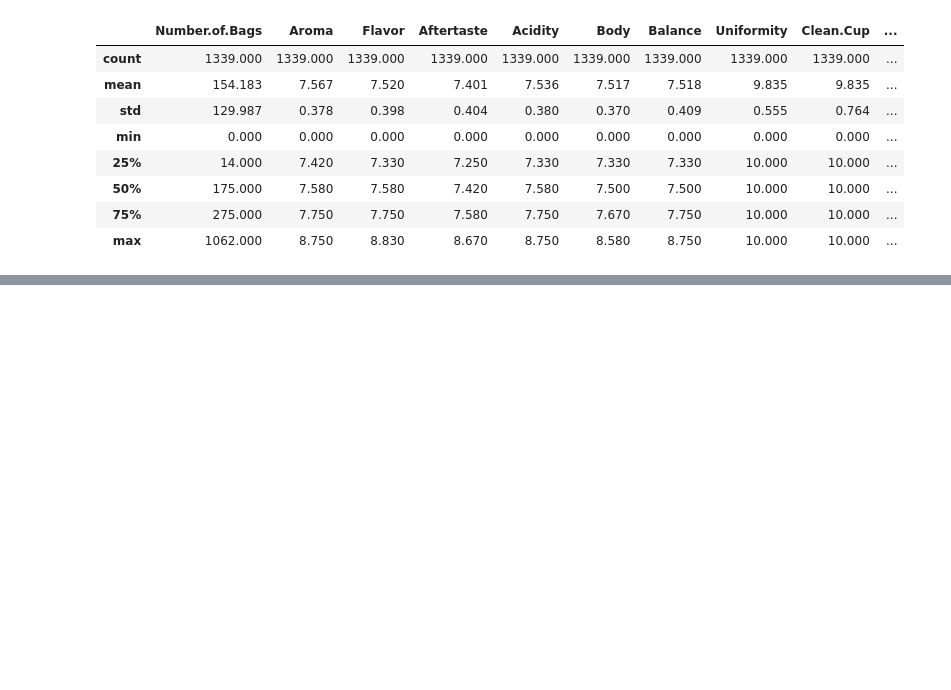
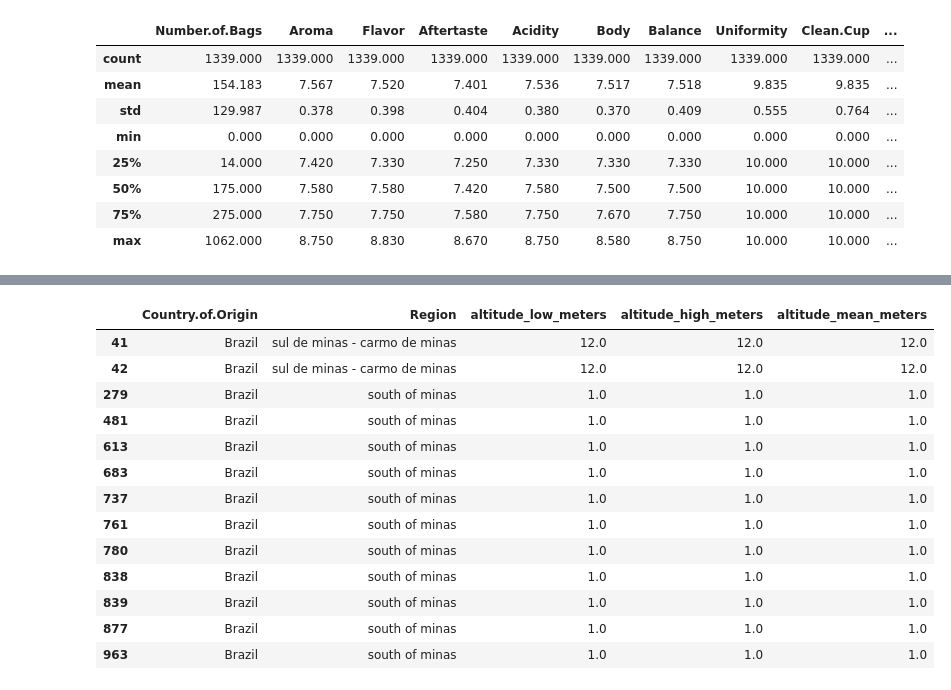
Before and after one commit to fernandadefalco/projeto-moduloIV, a Jupyter notebook: projeto_4.ipynb, the cells around one changed output, grey strips where cells are left out. Drawn from its saved outputs; the diff is of its cells as text; code cells hidden in the pictures; blank space fills up the shorter version.

```diff
--- a/projeto_4.ipynb
+++ b/projeto_4.ipynb
@@ -50,0 +72,4 @@ memory usage: 355.8+ KB
+# %%
+#Dropando a linha em que o país era NaN
+df_coffee[df_coffee['Country.of.Origin'].isna()]
+df_coffee.drop(1197, inplace = True)
@@ -63,0 +119,6 @@ df_coffee.describe().round(3)
+# %%
+df_coffee.loc[(df_coffee["Country.of.Origin"] == "Brazil") & (df_coffee["altitude_high_meters"] >= 2000)].iloc[:,[1,31,32,33]]
+cols = ["altitude_low_meters","altitude_high_meters","altitude_mean_meters"]
+
+for coluna in cols:
+    df_coffee[coluna].loc[df_coffee[coluna] == 11000] = 1100
@@ -63,0 +130,5 @@ df_coffee.describe().round(3)
+# %%
+df_coffee.loc[(df_coffee["Country.of.Origin"] == "Nicaragua") & (df_coffee["altitude_high_meters"] >= 1000)].iloc[:,[1,31,32,33]]
+
+for coluna in cols:
+    df_coffee[coluna].loc[df_coffee[coluna] == 110000] = 1100
@@ -63,0 +150,5 @@ df_coffee.describe().round(3)
+# %%
+cols = ["altitude_low_meters","altitude_high_meters","altitude_mean_meters"]
+
+for coluna in cols:
+    df_coffee[coluna][(df_coffee[coluna] == 190164)] = df_coffee[coluna][df_coffee['Country.of.Origin'] == 'Guatemala'].mean().round(1)
@@ -63,0 +182,17 @@ df_coffee.describe().round(3)
+# %%
+df_coffee.loc[(df_coffee["Country.of.Origin"] == "Brazil") & (df_coffee["altitude_high_meters"] < 100)].iloc[:,[1,4,31,32,33]]
+# %% [output]
+|  | Country.of.Origin | Region | altitude_low_meters | altitude_high_meters | altitude_mean_meters |
+| 41 | Brazil | sul de minas - carmo de minas | 12.0 | 12.0 | 12.0 |
+| 42 | Brazil | sul de minas - carmo de minas | 12.0 | 12.0 | 12.0 |
+| 279 | Brazil | south of minas | 1.0 | 1.0 | 1.0 |
+| 481 | Brazil | south of minas | 1.0 | 1.0 | 1.0 |
+| 613 | Brazil | south of minas | 1.0 | 1.0 | 1.0 |
+| 683 | Brazil | south of minas | 1.0 | 1.0 | 1.0 |
+| 737 | Brazil | south of minas | 1.0 | 1.0 | 1.0 |
+| 761 | Brazil | south of minas | 1.0 | 1.0 | 1.0 |
+| 780 | Brazil | south of minas | 1.0 | 1.0 | 1.0 |
+| 838 | Brazil | south of minas | 1.0 | 1.0 | 1.0 |
+| 839 | Brazil | south of minas | 1.0 | 1.0 | 1.0 |
+| 877 | Brazil | south of minas | 1.0 | 1.0 | 1.0 |
+| 963 | Brazil | south of minas | 1.0 | 1.0 | 1.0 |
```
Also changed, not shown: parts of 20 cells of this notebook.
